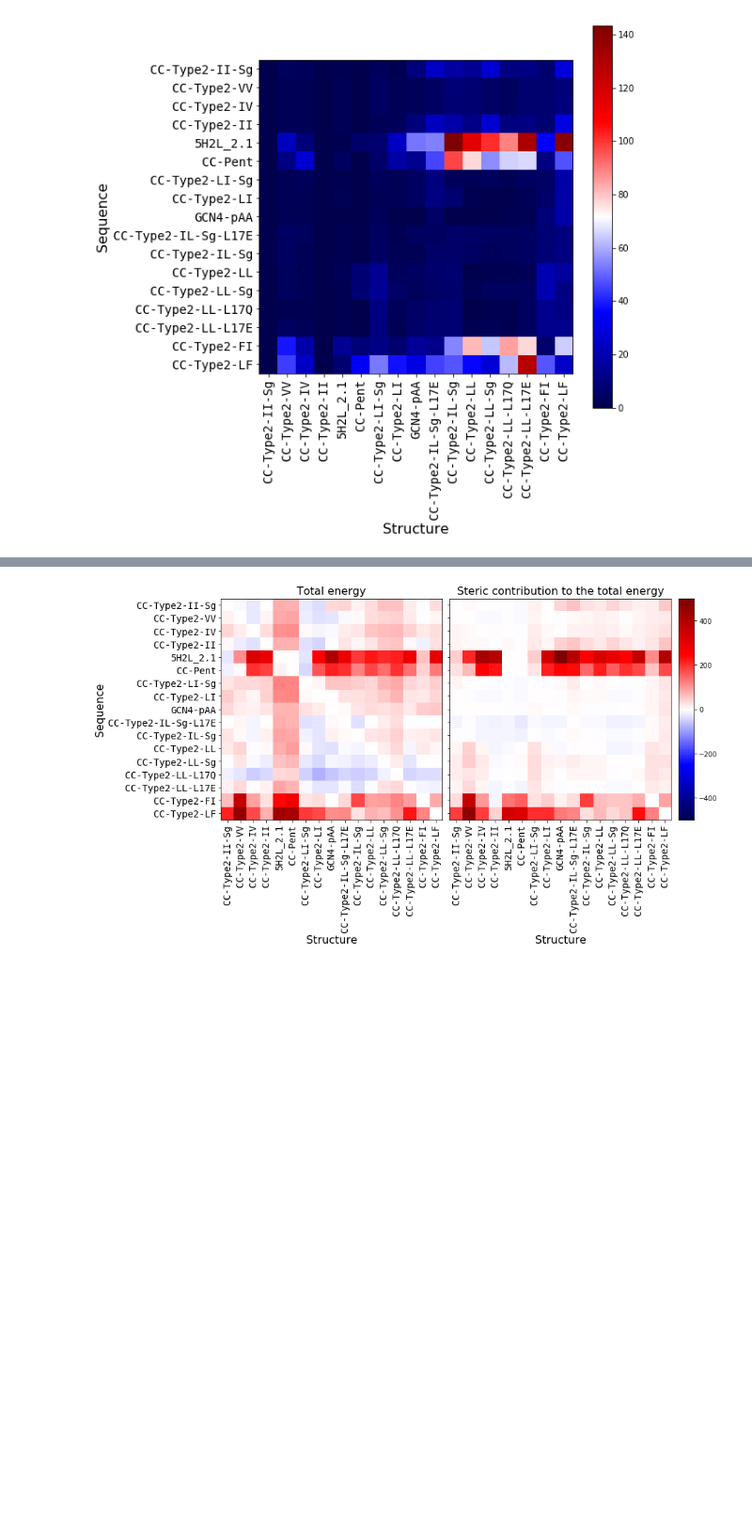
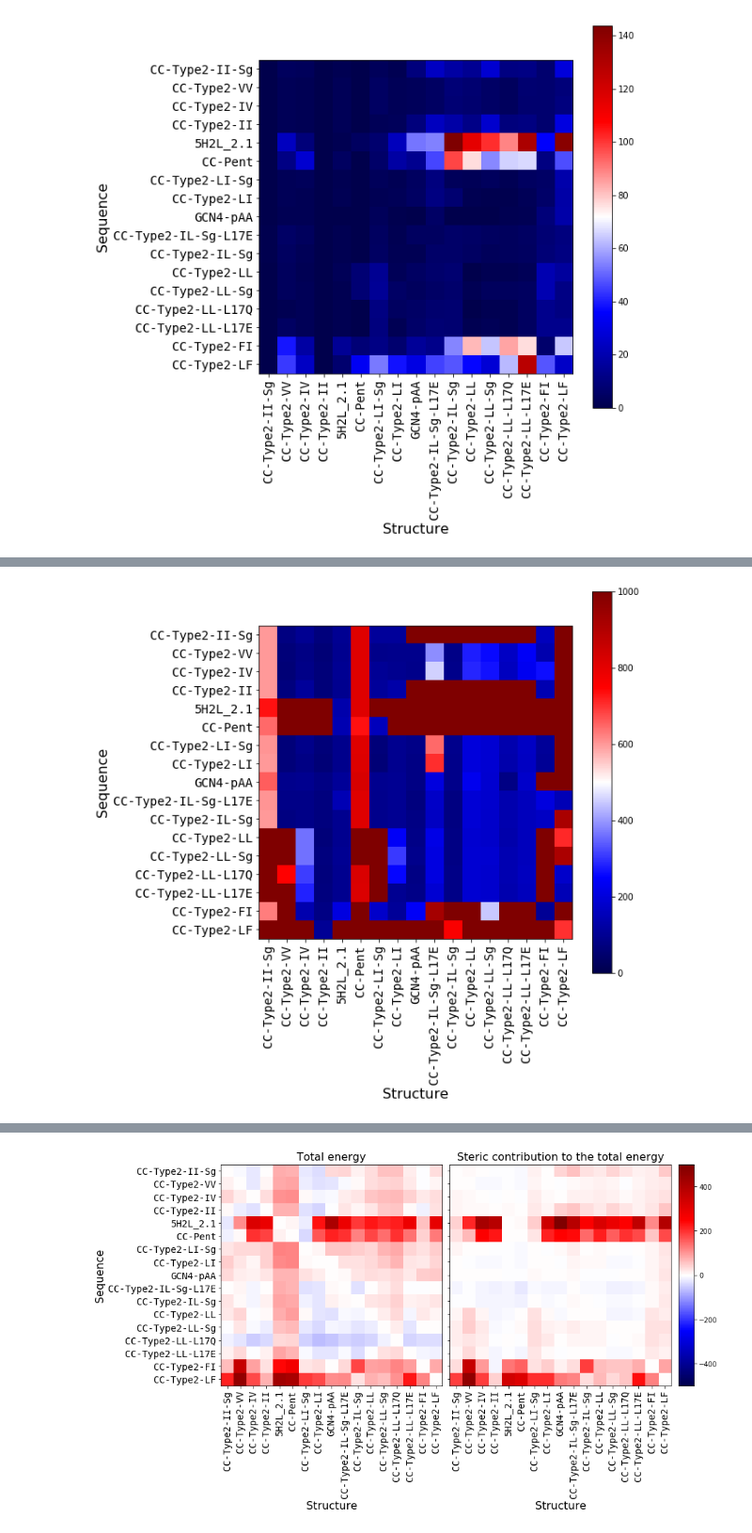
Before and after one commit to woolfson-group/maintaining_and_breaking_paper_2018, a Jupyter notebook: all_sequences_on_all_structures-seqclass.ipynb, the cells around one changed output, grey strips where cells are left out. Shown: that part at 94% size. Cells and saved outputs as stored; diff of their text form; code cells hidden in the pictures; blank space fills up the shorter version.

```diff
--- a/all_sequences_on_all_structures-seqclass.ipynb
+++ b/all_sequences_on_all_structures-seqclass.ipynb
@@ -185,0 +282,4 @@ plot_im(steric_std, 'steric_std_final', labels=Legend_labels)
+# %%
+plot_im(total_amber, 'total_amber', labels=Legend_labels, vmin=0, vmax=1000)
+# %% [output]
+[figure, added]
```
Also changed, not shown: parts of 12 cells of this notebook.
